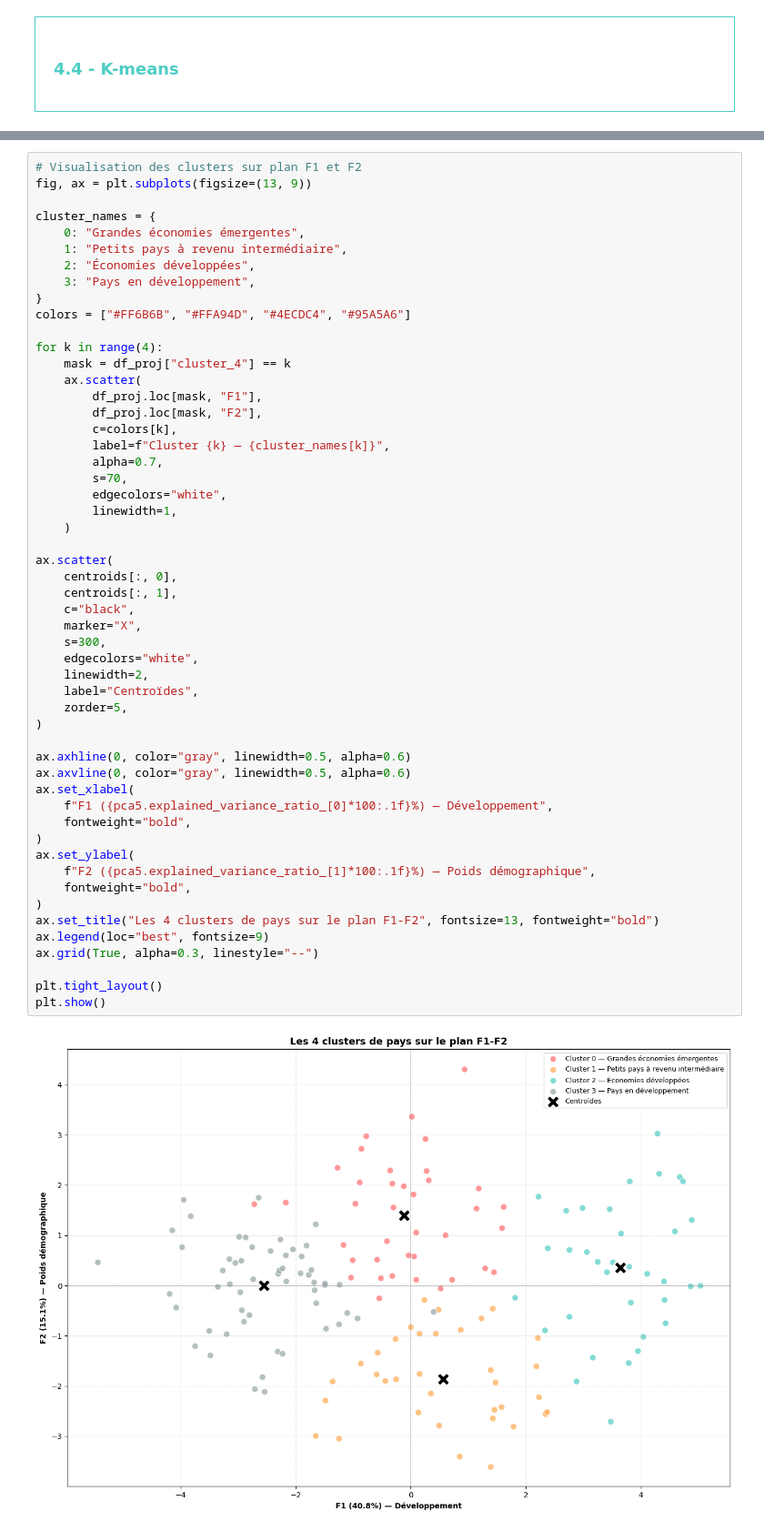
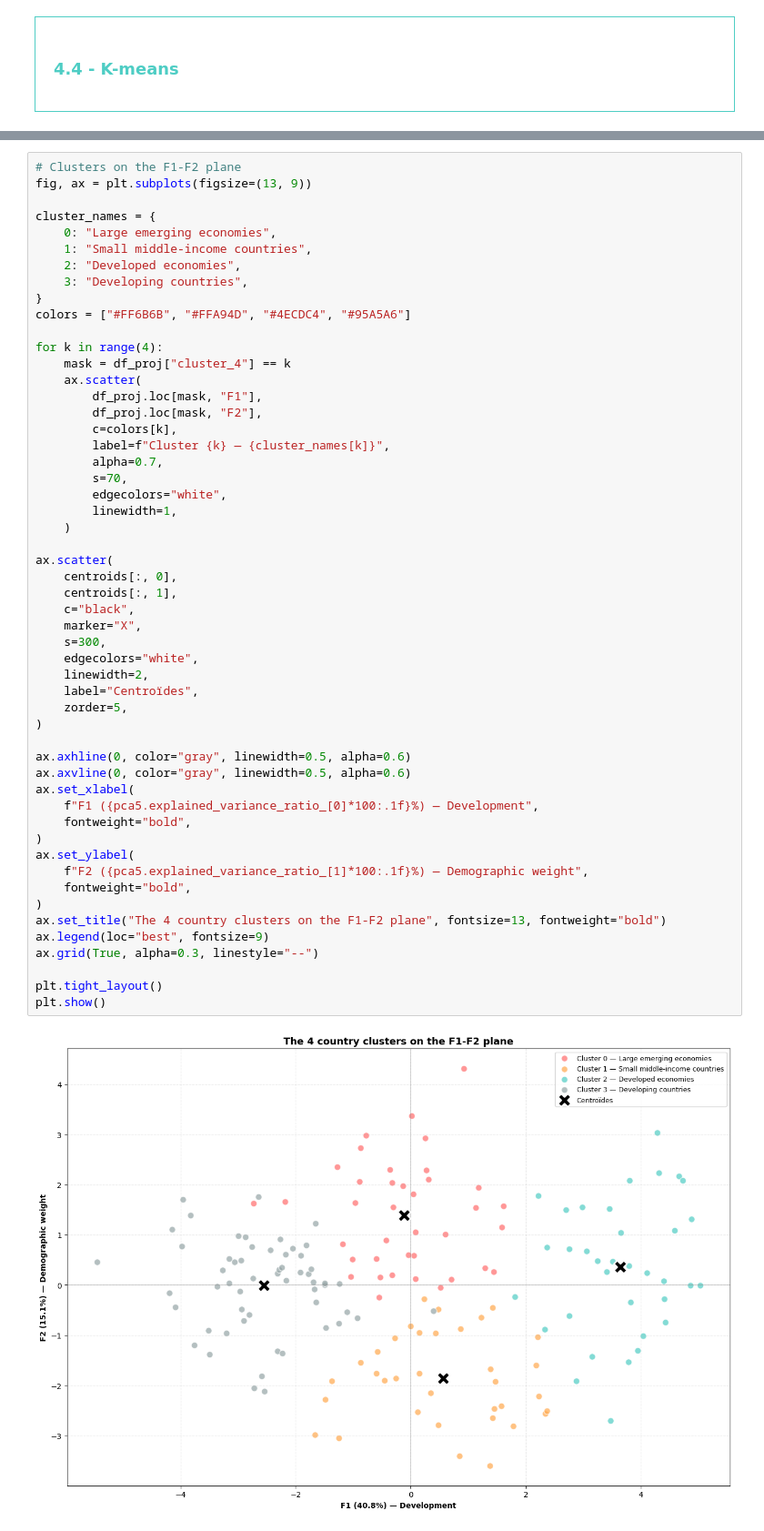
Before and after one commit to axeldrtdata/poultry-export-markets, a Jupyter notebook: notebooks/02-pca-and-clustering.ipynb, the cells around one changed output, grey strips where cells are left out. Shown at 91% size. Drawn from its saved outputs; the diff is of its cells as text.

```diff
--- a/notebooks/02-pca-and-clustering.ipynb
+++ b/notebooks/02-pca-and-clustering.ipynb
@@ -598,13 +598,13 @@ Afghanistan, Algeria, Angola, Bangladesh, Benin, Bolivia, Burkina Faso, Cambodia
 </div>
 # %%
-# Visualisation des clusters sur plan F1 et F2
+# Clusters on the F1-F2 plane
 fig, ax = plt.subplots(figsize=(13, 9))
 
 cluster_names = {
-    0: "Grandes économies émergentes",
-    1: "Petits pays à revenu intermédiaire",
-    2: "Économies développées",
-    3: "Pays en développement",
+    0: "Large emerging economies",
+    1: "Small middle-income countries",
+    2: "Developed economies",
+    3: "Developing countries",
 }
 colors = ["#FF6B6B", "#FFA94D", "#4ECDC4", "#95A5A6"]
 
@@ -620,35 +620,35 @@ for k in range(4):
         edgecolors="white",
         linewidth=1,
     )
 
 ax.scatter(
     centroids[:, 0],
     centroids[:, 1],
     c="black",
     marker="X",
     s=300,
     edgecolors="white",
     linewidth=2,
     label="Centroïdes",
     zorder=5,
 )
 
 ax.axhline(0, color="gray", linewidth=0.5, alpha=0.6)
 ax.axvline(0, color="gray", linewidth=0.5, alpha=0.6)
 ax.set_xlabel(
-    f"F1 ({pca5.explained_variance_ratio_[0]*100:.1f}%) — Développement",
+    f"F1 ({pca5.explained_variance_ratio_[0]*100:.1f}%) — Development",
     fontweight="bold",
 )
 ax.set_ylabel(
-    f"F2 ({pca5.explained_variance_ratio_[1]*100:.1f}%) — Poids démographique",
+    f"F2 ({pca5.explained_variance_ratio_[1]*100:.1f}%) — Demographic weight",
     fontweight="bold",
 )
-ax.set_title("Les 4 clusters de pays sur le plan F1-F2", fontsize=13, fontweight="bold")
+ax.set_title("The 4 country clusters on the F1-F2 plane", fontsize=13, fontweight="bold")
 ax.legend(loc="best", fontsize=9)
 ax.grid(True, alpha=0.3, linestyle="--")
 
 plt.tight_layout()
 plt.show()
 # %% [output]
-[figure, old version]
+[figure, new version]
 # %% [markdown]
```
Also changed, not shown: parts of 68 cells of this notebook, 1 other file.
